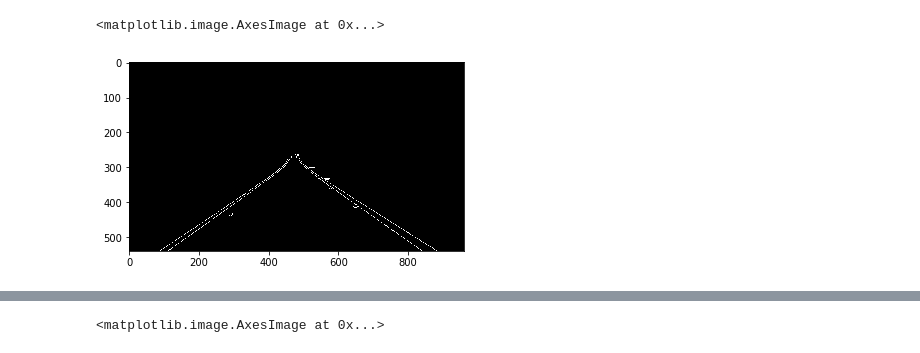
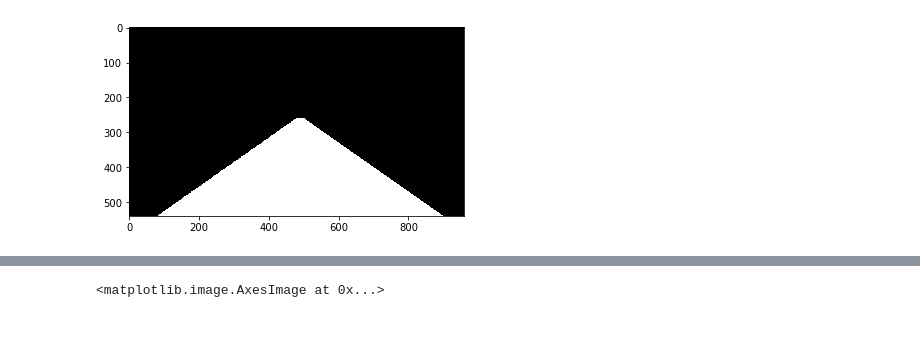
Before and after one commit to luteresa/udacity-project, a Jupyter notebook: step1/lesson1/Canny.ipynb, the cells around one changed output, grey strips where cells are left out. Cells and saved outputs as stored; diff of their text form; code cells hidden in the pictures.

```diff
--- a/step1/lesson1/Canny.ipynb
+++ b/step1/lesson1/Canny.ipynb
@@ -46,20 +47,20 @@ plt.imshow(edges, cmap='Greys_r')
 # %%
 # Next we'll create a masked edges image using cv2.fillPoly()
 mask = np.zeros_like(edges)
 ignore_mask_color = (255,)* 3
 
 
 left_bottom = [100, 550]
 right_bottom = [850, 550]
 apex = [450, 300]
 
 # This time we are defining a four sided polygon to mask
 imshape = image.shape
 #vertices = np.array([[(50,imshape[0]),(0, 0), (imshape[1], 0), (imshape[1],imshape[0])]], dtype=np.int32)
 vertices = np.array([[(80,imshape[0]),(480, 260),(500, 260), (900,imshape[0])]], dtype=np.int32)
 cv2.fillPoly(mask, vertices, ignore_mask_color)
-masked_edges = cv2.bitwise_and(edges, mask)
-plt.imshow(masked_edges, cmap='Greys_r')
+
+plt.imshow(mask, cmap='Greys_r')
+plt.show()
 # %% [output]
-<matplotlib.image.AxesImage at 0x...>
-[figure, old version]
+[figure, new version]
```
Also changed, not shown: parts of 5 cells of this notebook, 12 other files.
